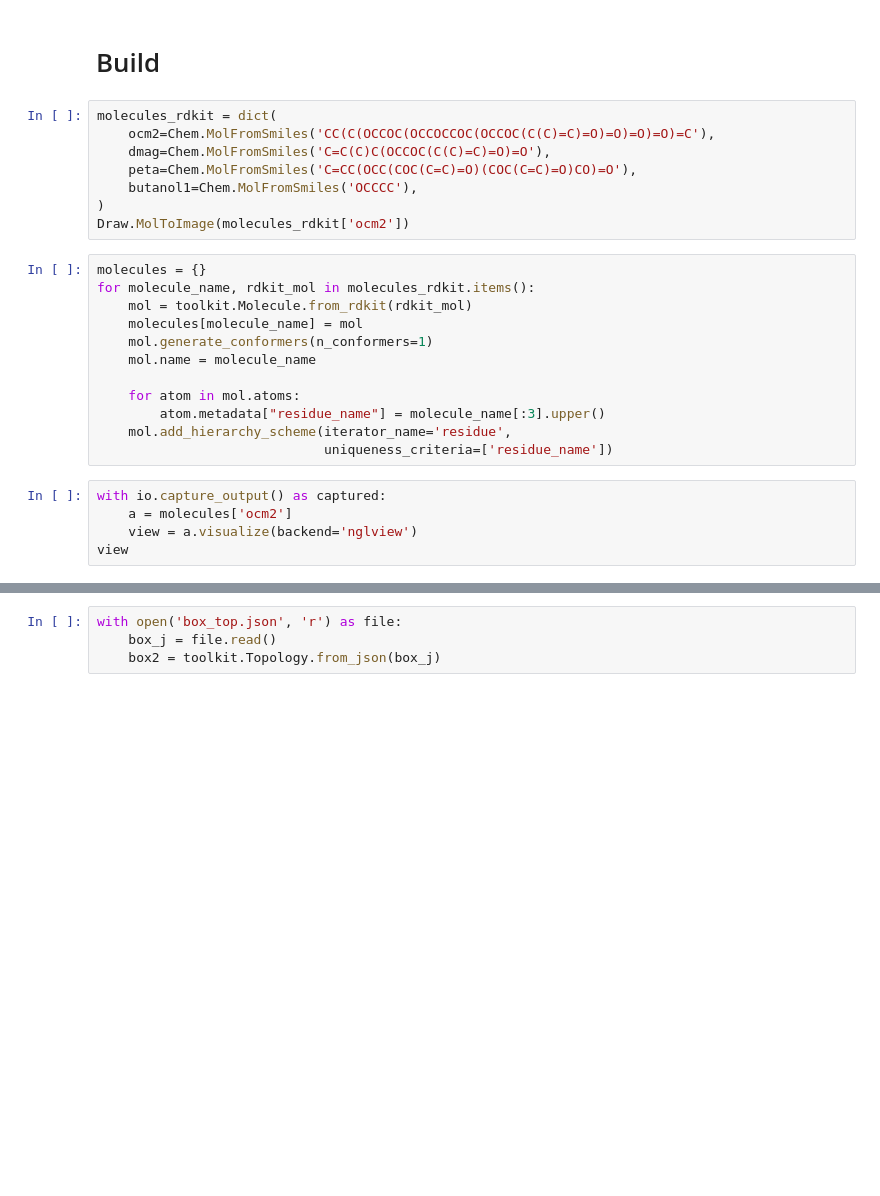
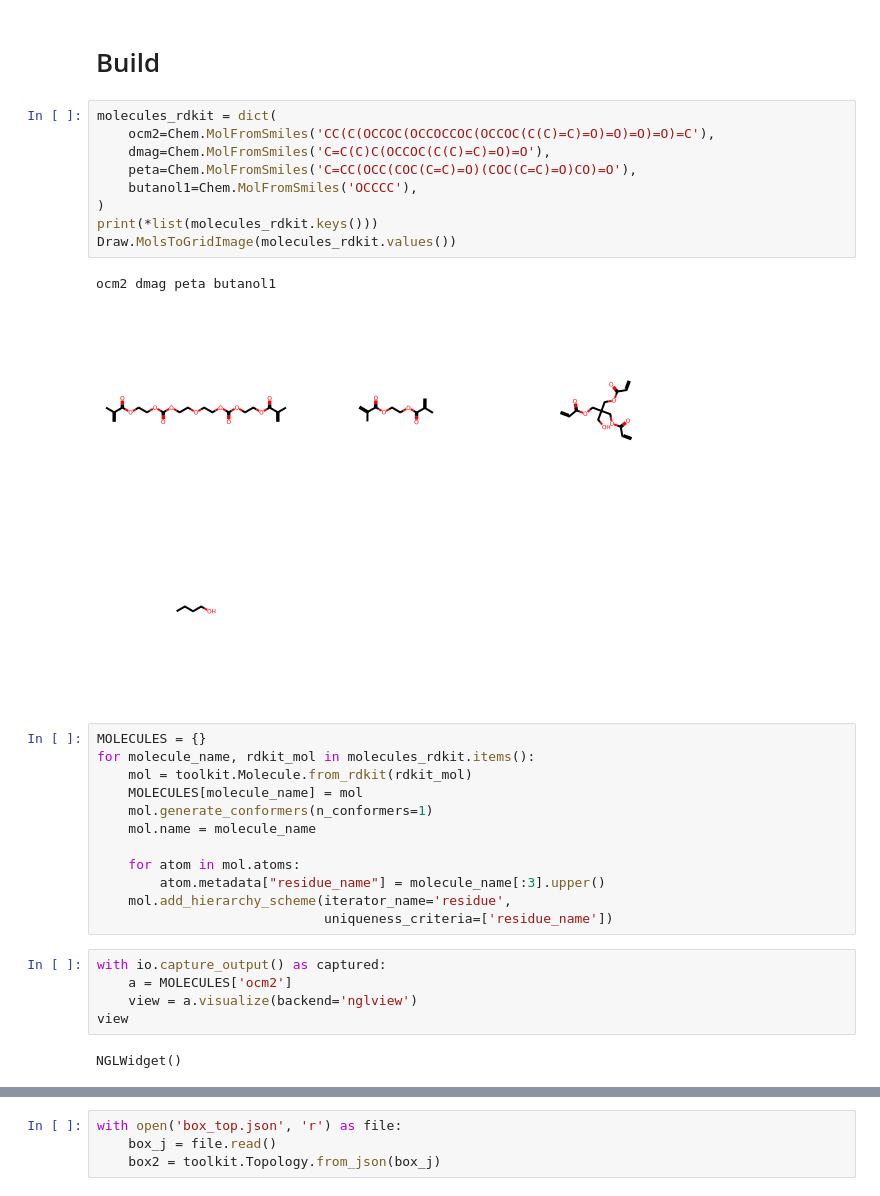
Before and after one commit to EnglishBeach/MolecularModeling, a Jupyter notebook: Find_D/D.ipynb, the cells around one changed output, grey strips where cells are left out. Drawn from its saved outputs; the diff is of its cells as text; blank space fills up the shorter version.

```diff
--- a/Find_D/D.ipynb
+++ b/Find_D/D.ipynb
@@ -31,16 +31,20 @@ with io.capture_output() as captured:
 # %%
 molecules_rdkit = dict(
     ocm2=Chem.MolFromSmiles('CC(C(OCCOC(OCCOCCOC(OCCOC(C(C)=C)=O)=O)=O)=O)=C'),
     dmag=Chem.MolFromSmiles('C=C(C)C(OCCOC(C(C)=C)=O)=O'),
     peta=Chem.MolFromSmiles('C=CC(OCC(COC(C=C)=O)(COC(C=C)=O)CO)=O'),
     butanol1=Chem.MolFromSmiles('OCCCC'),
 )
-Draw.MolToImage(molecules_rdkit['ocm2'])
+print(*list(molecules_rdkit.keys()))
+Draw.MolsToGridImage(molecules_rdkit.values())
+# %% [output]
+ocm2 dmag peta butanol1
+[figure, added]
 # %%
-molecules = {}
+MOLECULES = {}
 for molecule_name, rdkit_mol in molecules_rdkit.items():
     mol = toolkit.Molecule.from_rdkit(rdkit_mol)
-    molecules[molecule_name] = mol
+    MOLECULES[molecule_name] = mol
     mol.generate_conformers(n_conformers=1)
     mol.name = molecule_name
 
@@ -50,6 +54,8 @@ for molecule_name, rdkit_mol in molecules_rdkit.items():
                              uniqueness_criteria=['residue_name'])
 # %%
 with io.capture_output() as captured:
-    a = molecules['ocm2']
+    a = MOLECULES['ocm2']
     view = a.visualize(backend='nglview')
 view
+# %% [output]
+NGLWidget()
```
Also changed, not shown: parts of 8 cells of this notebook, 3 other files.
